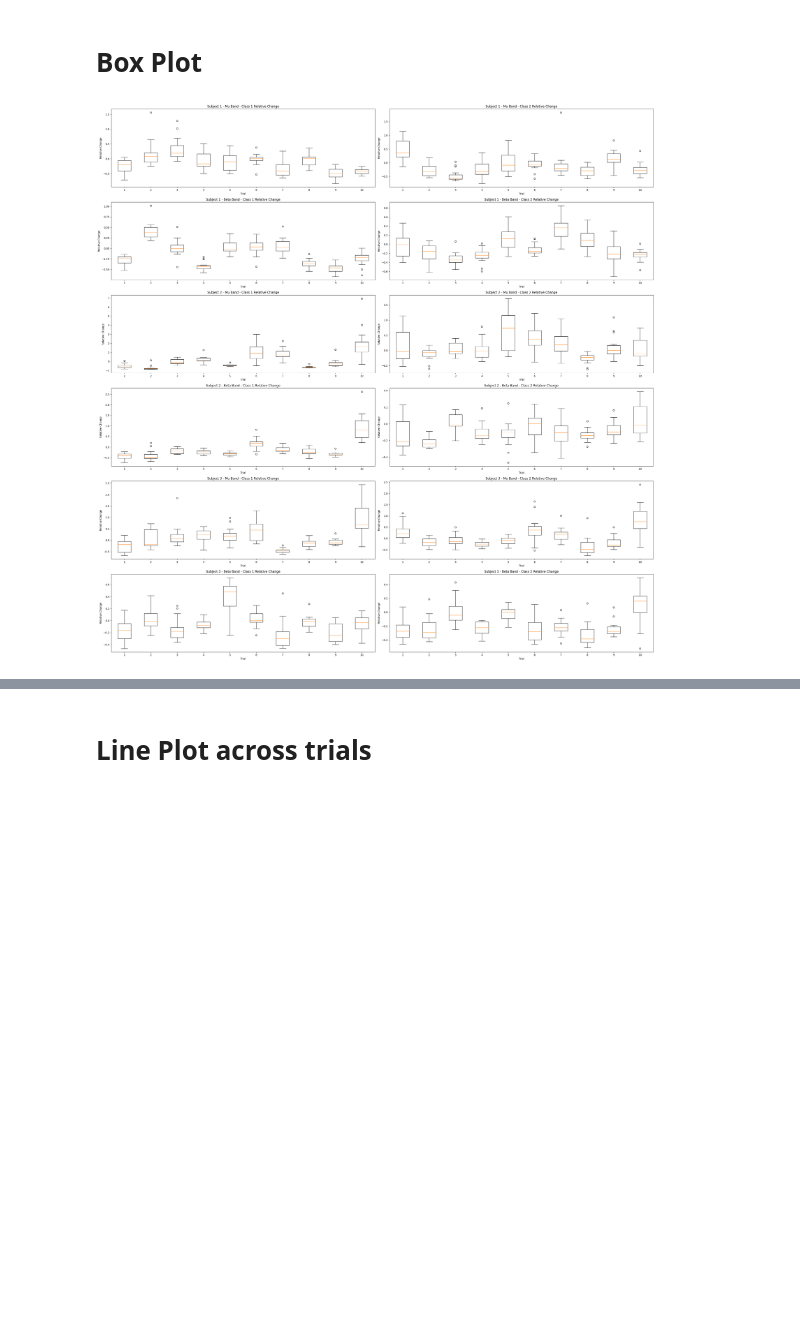
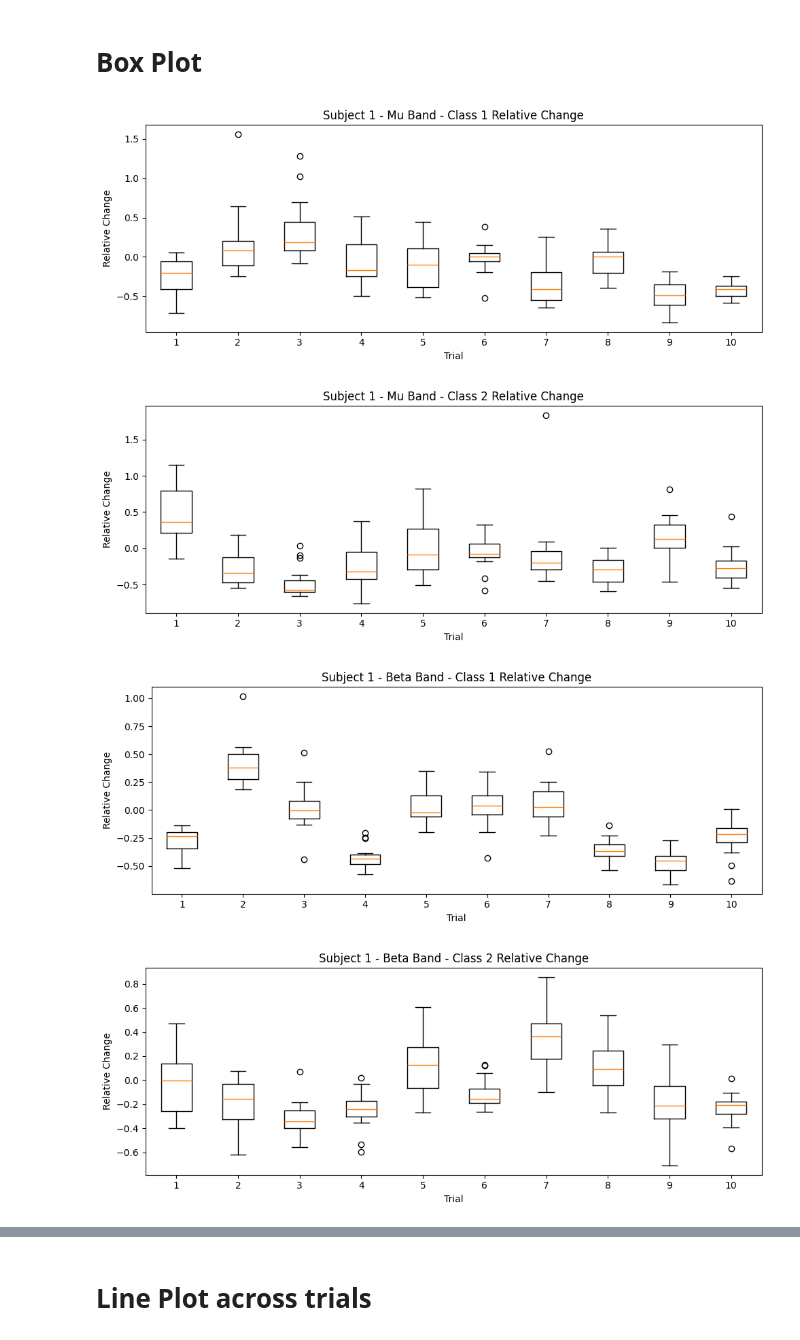
Before and after one commit to ahmed-alllam/Motor-Imagery-Classifier, a Jupyter notebook: src/process_EEG_data.ipynb, the cells around one changed output, grey strips where cells are left out. Saved outputs shown, nothing was run; the diff lists cells and outputs as text; code cells hidden in the pictures; blank space fills up the shorter version.

Commit message:
Edited Relative Change plot figure sizes

```diff
--- a/src/process_EEG_data.ipynb
+++ b/src/process_EEG_data.ipynb
@@ -197,19 +197,22 @@ for subject in range(num_subjects):
 # %%
 """
 To capture the distribution(median and outliers) of the relative change in power for each trial for each subject for each band,
 we make use of boxplots.
 """
-fig, axes = plt.subplots(nrows=2*num_subjects, ncols=2, figsize=(30, 30), tight_layout=True)
 
 for subject in range(num_subjects):
-    for i, band in enumerate(['mu', 'beta']):
-        for j, trial_class in enumerate([1,2]):
-            relative_change = subjects_relative_change[f"{band}_band_class{trial_class}"][subject]
-            axes[2*subject + i, j].boxplot(relative_change)
-            axes[2*subject + i, j].set_title(f"Subject {subject+1} - {band.capitalize()} Band - Class {trial_class} Relative Change")
-            axes[2*subject + i, j].set_xlabel('Trial')
-            axes[2*subject + i, j].set_ylabel('Relative Change')
+    for band in ['Mu', 'Beta']:
+        for trial_class in [1, 2]:
+            relative_change = subjects_relative_change[f"{band.lower()}_band_class{trial_class}"][subject]
 
-plt.show()
+            plt.figure(figsize=(10, 4), tight_layout=True)
+            plt.boxplot(relative_change)
+            plt.title(f"Subject {subject + 1} - {band} Band - Class {trial_class} Relative Change")
+            plt.xlabel('Trial')
+            plt.ylabel('Relative Change')
+            plt.show()
 # %% [output]
-[figure, old version]
+[figure, new version]
+[figure, added]
+[figure, added]
+[figure, added]
```
Also changed, not shown: parts of 3 cells of this notebook, 20 other files.
